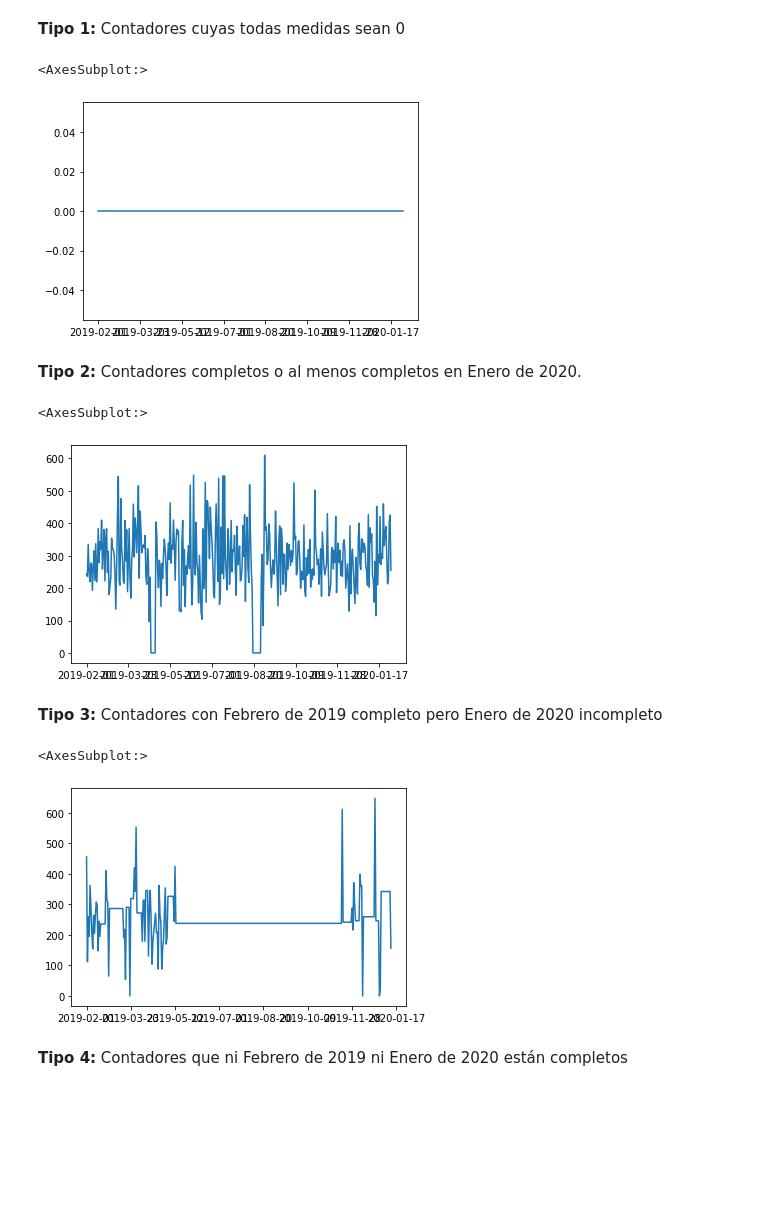
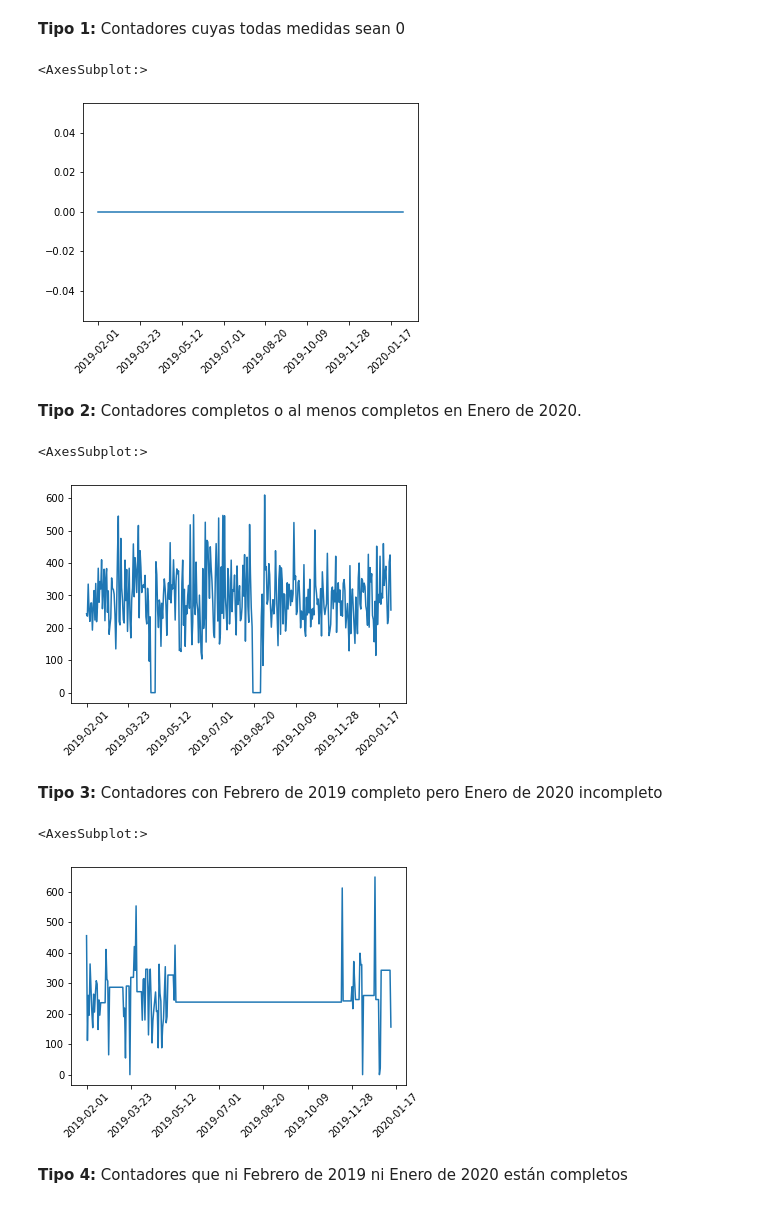
Before and after one commit to sgavela/water_footprint, a Jupyter notebook: prediction/script_exploracion.ipynb, the cells around one changed output. Cells and saved outputs as stored; diff of their text form; code cells hidden in the pictures; blank space fills up the shorter version.

```diff
--- a/prediction/script_exploracion.ipynb
+++ b/prediction/script_exploracion.ipynb
@@ -163,24 +163,24 @@ pd.Series(dicc_num_tipos).plot(kind='pie', title='Tipos de contadores')
 # %% [markdown]
 **Tipo 1:** Contadores cuyas todas medidas sean 0
 # %%
-delta_df[dicc_tipos['tipo_1'][0]].plot()
+delta_df[dicc_tipos['tipo_1'][0]].plot(rot=45)
 # %% [output]
 <AxesSubplot:>
-[figure, old version]
+[figure, new version]
 # %% [markdown]
 **Tipo 2:** Contadores completos o al menos completos en Enero de 2020.
 # %%
-delta_df[dicc_tipos['tipo_2'][0]].plot()
+delta_df[dicc_tipos['tipo_2'][0]].plot(rot=45)
 # %% [output]
 <AxesSubplot:>
-[figure, old version]
+[figure, new version]
 # %% [markdown]
 **Tipo 3:** Contadores con Febrero de 2019 completo pero Enero de 2020 incompleto
 # %%
-delta_df[dicc_tipos['tipo_3'][42]].plot()
+delta_df[dicc_tipos['tipo_3'][42]].plot(rot=45)
 # %% [output]
 <AxesSubplot:>
-[figure, old version]
+[figure, new version]
 # %% [markdown]
 **Tipo 4:** Contadores que ni Febrero de 2019 ni Enero de 2020 están completos
 # %%
```
Also changed, not shown: parts of 1 cell of this notebook, 1 other file.
